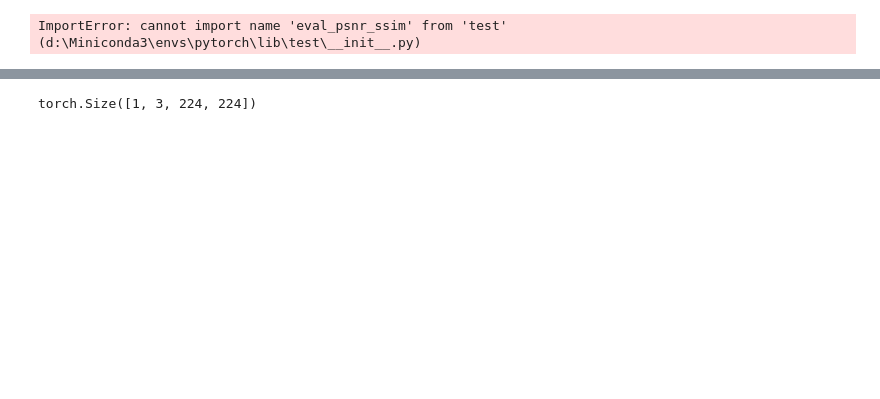
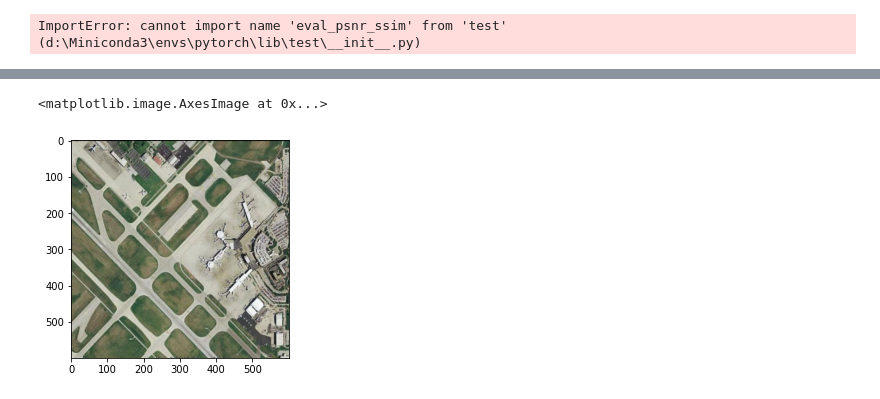
Before and after one commit to ArcobalenoX/LIIFSR, a Jupyter notebook: debug.ipynb, the cells around one changed output, grey strips where cells are left out. Saved outputs shown, nothing was run; the diff lists cells and outputs as text; code cells hidden in the pictures; blank space fills up the shorter version.

```diff
--- a/debug.ipynb
+++ b/debug.ipynb
@@ -229,4 +171,7 @@ out = lap(inf.cuda())
-# %%
-out.shape
-# %% [output]
-torch.Size([1, 3, 224, 224])
+# %%
+img = Image.open(r'data\WHU-RS19-train\GT\airport_10.jpg')
+imgt = ToTensor()(img).unsqueeze(0).cuda()
+plt.imshow(img)
+# %% [output]
+<matplotlib.image.AxesImage at 0x...>
+[figure, added]
```
Also changed, not shown: parts of 21 cells of this notebook, 31 other files.
